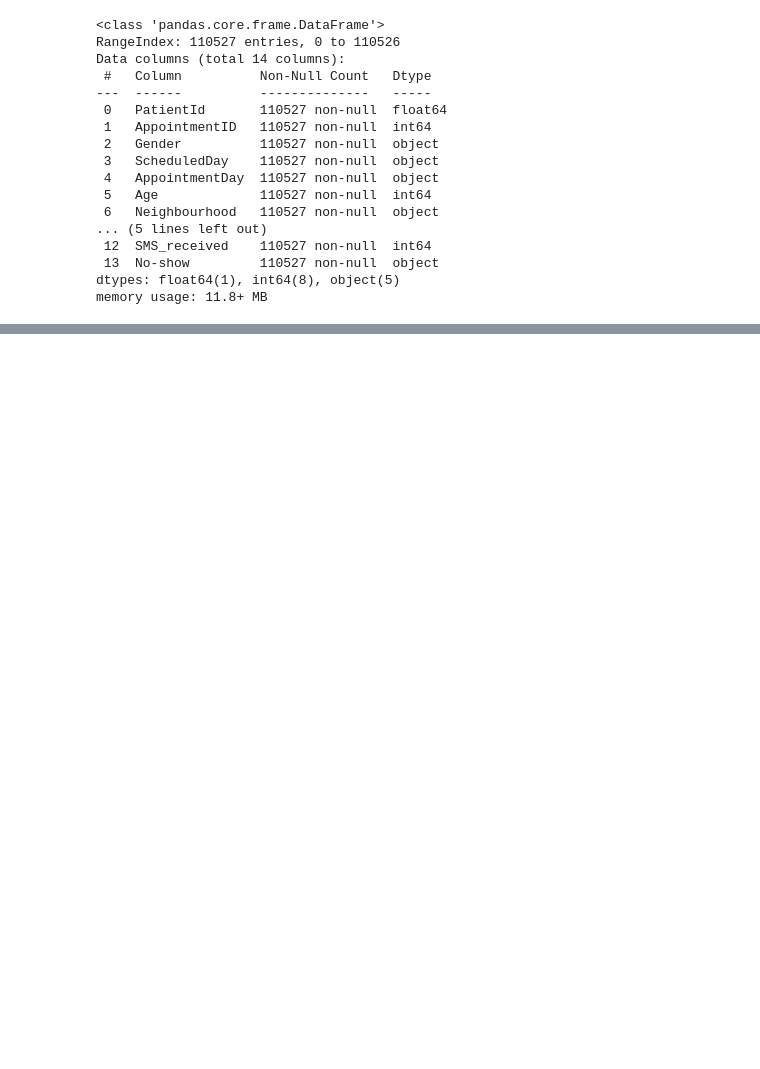
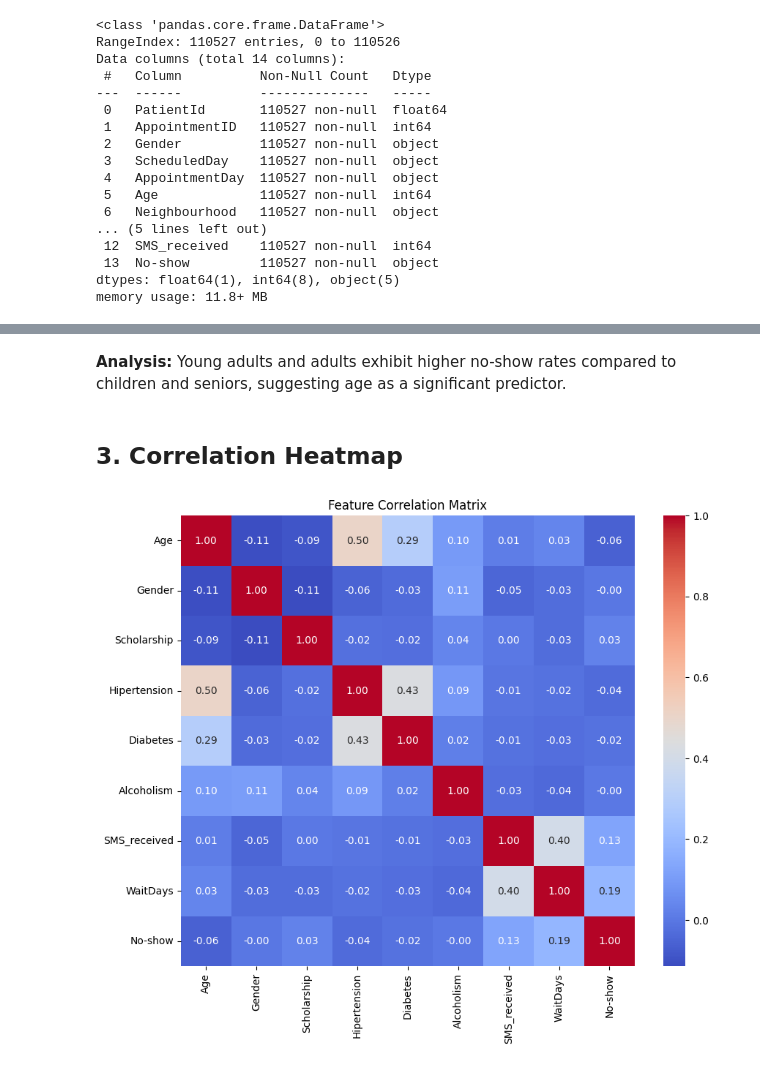
Before and after one commit to Kvnhooman/Final-Project-4-3, a Jupyter notebook: EDA.ipynb, the cells around one changed output, grey strips where cells are left out. Cells and saved outputs as stored; diff of their text form; code cells hidden in the pictures; blank space fills up the shorter version.

```diff
--- a/EDA.ipynb
+++ b/EDA.ipynb
@@ -31,0 +70,15 @@ memory usage: 11.8+ MB
+# %% [markdown]
+**Analysis:** Young adults and adults exhibit higher no-show rates compared to children and seniors, suggesting age as a significant predictor.
+# %% [markdown]
+## 3. Correlation Heatmap
+# %%
+# Select numeric features
+numeric_feats = ['Age','Gender','Scholarship','Hipertension','Diabetes','Alcoholism','SMS_received','WaitDays','No-show']
+corr = df[numeric_feats].corr()
+
+plt.figure(figsize=(10,8))
+sns.heatmap(corr, annot=True, fmt='.2f', cmap='coolwarm')
+plt.title('Feature Correlation Matrix')
+plt.show()
+# %% [output]
+[figure, added]
```
Also changed, not shown: parts of 14 cells of this notebook.
